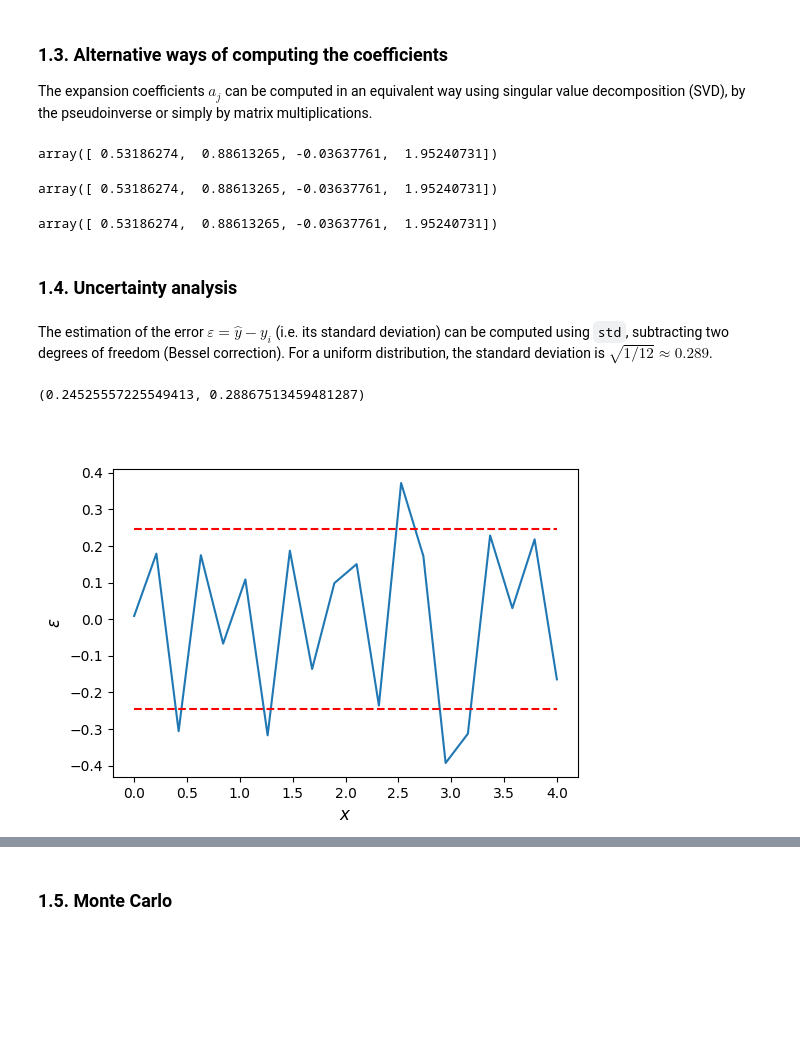
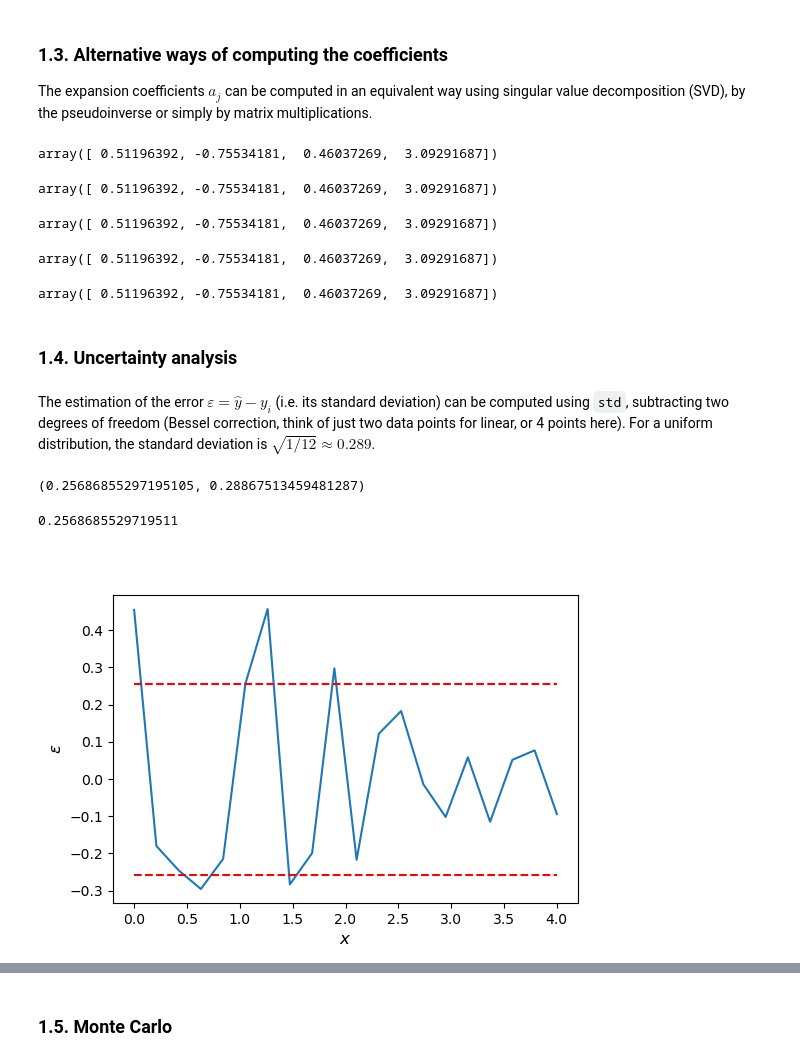
Before and after one commit to pschlatt1/notebooks, a Jupyter notebook: UA/least.ipynb, the cells around one changed output, grey strips where cells are left out. Saved outputs shown, nothing was run; the diff lists cells and outputs as text; code cells hidden in the pictures; blank space fills up the shorter version.

```diff
--- a/UA/least.ipynb
+++ b/UA/least.ipynb
@@ -136,7 +136,7 @@ $$ \hat{y} = a_1 + a_2 x + a_3 x^2 + a_4 \sin(x) \ . $$
 Note that this is still linear regression as the coefficients are prefactors.
 # %%
-A = np.vstack([np.ones(len(x)),x,x**2,np.sin(x)]).T
+A = np.vstack([x**0,x**1,x**2,np.sin(x)]).T
 # %%
-a1,a2,a3,a4 = np.linalg.lstsq(A, y,rcond=-1)[0]
-a1,a2,a3,a4
+a0,a1,a2,a3 = np.linalg.lstsq(A, y,rcond=-1)[0]
+a0,a1,a2,a3
 # %% [output]
@@ -163,34 +163,47 @@ U, S, Vh =np.linalg.svd(A,full_matrices=False)
 Apinv = Vh.T@np.diag(1/S)@U.T
 Apinv.dot(y)
 # %% [output]
-array([ 0.53186274,  0.88613265, -0.03637761,  1.95240731])
+array([ 0.51196392, -0.75534181,  0.46037269,  3.09291687])
+# %%
+U, S, Vh =np.linalg.svd(A,full_matrices=False)
+Vh.T @ (np.diag(1/S) @ (U.T@y) )
+# %% [output]
+array([ 0.51196392, -0.75534181,  0.46037269,  3.09291687])
 # %%
-Ap = np.linalg.pinv(A)     # Ap = np.linalg.inv(A.T@A)@A.T
+Ap = np.linalg.pinv(A)
 Ap@y
 # %% [output]
-array([ 0.53186274,  0.88613265, -0.03637761,  1.95240731])
+array([ 0.51196392, -0.75534181,  0.46037269,  3.09291687])
 # %%
 np.linalg.inv(A.T@A)@A.T@y
 # %% [output]
-array([ 0.53186274,  0.88613265, -0.03637761,  1.95240731])
+array([ 0.51196392, -0.75534181,  0.46037269,  3.09291687])
+# %%
+np.linalg.lstsq(A, y,rcond=-1)[0]
+# %% [output]
+array([ 0.51196392, -0.75534181,  0.46037269,  3.09291687])
 # %% [markdown]
 ### 1.4. Uncertainty analysis
 # %% [markdown]
-The estimation of the error $\varepsilon=\hat{y}-y_i$ (i.e. its standard deviation) can be computed using `std`, subtracting two degrees of freedom (Bessel correction). For a uniform distribution, the standard deviation is $\sqrt{1/12}\approx 0.289$.
+The estimation of the error $\varepsilon=\hat{y}-y_i$ (i.e. its standard deviation) can be computed using `std`, subtracting two degrees of freedom (Bessel correction, think of just two data points for linear, or 4 points here). For a uniform distribution, the standard deviation is $\sqrt{1/12}\approx 0.289$.
 # %%
-err = y-(a1+a2*x+a3*x**2+a4*np.sin(x))
-std = np.std(err,ddof=4)
+err = y-(a0+a1*x+a2*x**2+a3*np.sin(x))
+std = np.std(err,ddof=4)    # 4 is the number of variables
 std, uniform_noise*np.sqrt(1/12)
 # %% [output]
-(0.24525557225549413, 0.28867513459481287)
+(0.25686855297195105, 0.28867513459481287)
+# %%
+np.sqrt(np.sum(err**2)/(N-4))
+# %% [output]
+0.2568685529719511
 # %%
 plt.figure()
-plt.plot(x,y-(a1+a2*x+a3*x**2+a4*np.sin(x)))
+plt.plot(x,y-(a0+a1*x+a2*x**2+a3*np.sin(x)))
 plt.plot(x,x*0+std,'r--')
 plt.plot(x,x*0-std,'r--')
 plt.xlabel(r'$x$'); plt.ylabel(r'$\varepsilon$')
 plt.show()
 # %% [output]
-[figure, old version]
+[figure, new version]
 # %%
 ymean = np.mean(y)
```
Also changed, not shown: parts of 30 cells of this notebook.
